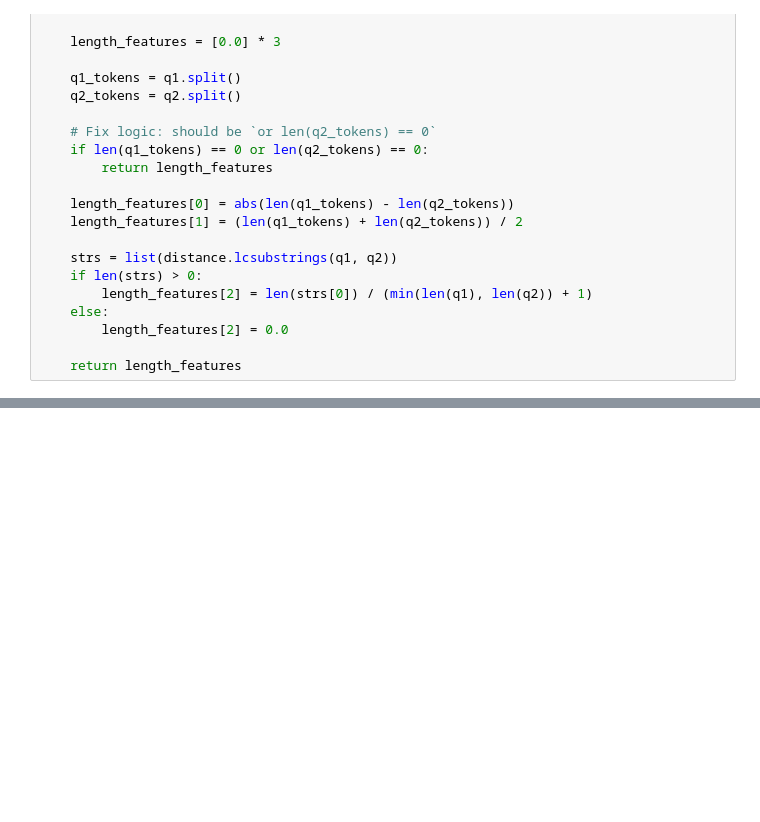
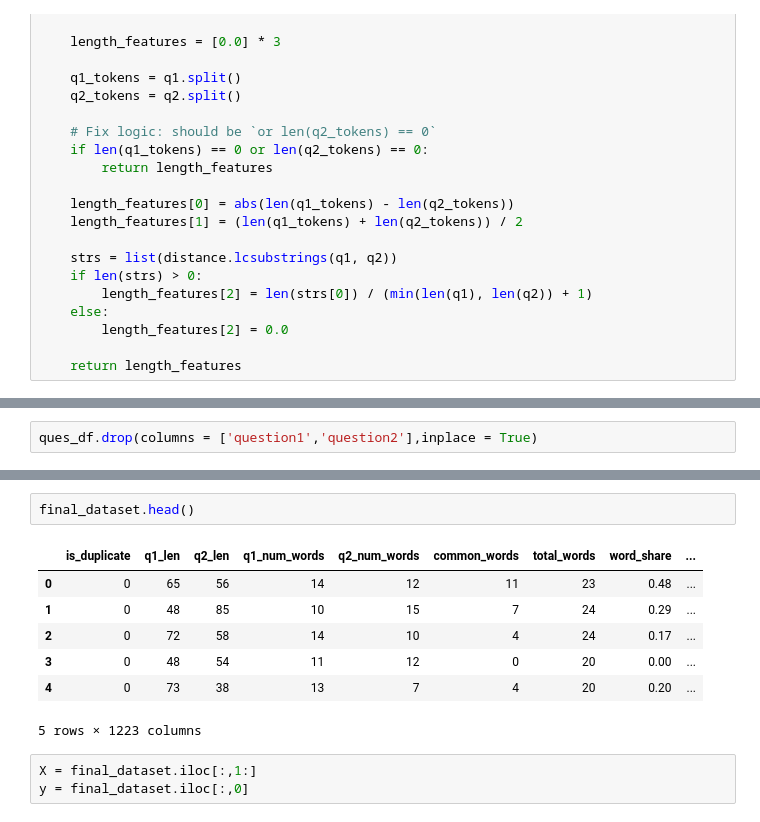
Before and after one commit to vky6366/Quora-Question-Pairs, a Jupyter notebook: Preprocessing and training/quora-question-pairs.ipynb, the cells around one changed output, grey strips where cells are left out. Drawn from its saved outputs; the diff is of its cells as text; blank space fills up the shorter version.

```diff
--- a/Preprocessing and training/quora-question-pairs.ipynb
+++ b/Preprocessing and training/quora-question-pairs.ipynb
@@ -306,0 +415,2 @@ df.to_csv('preprocessed1.csv', index=False)
+# %%
+ques_df.drop(columns = ['question1','question2'],inplace = True)
@@ -306,0 +448,13 @@ df.to_csv('preprocessed1.csv', index=False)
+# %%
+final_dataset.head()
+# %% [output]
+|  | is_duplicate | q1_len | q2_len | q1_num_words | q2_num_words | common_words | total_words | word_share | ... |
+| 0 | 0 | 65 | 56 | 14 | 12 | 11 | 23 | 0.48 | ... |
+| 1 | 0 | 48 | 85 | 10 | 15 | 7 | 24 | 0.29 | ... |
+| 2 | 0 | 72 | 58 | 14 | 10 | 4 | 24 | 0.17 | ... |
+| 3 | 0 | 48 | 54 | 11 | 12 | 0 | 20 | 0.00 | ... |
+| 4 | 0 | 73 | 38 | 13 | 7 | 4 | 20 | 0.20 | ... |
+5 rows × 1223 columns
+# %%
+X = final_dataset.iloc[:,1:]
+y = final_dataset.iloc[:,0]
```
Also changed, not shown: parts of 29 cells of this notebook.
